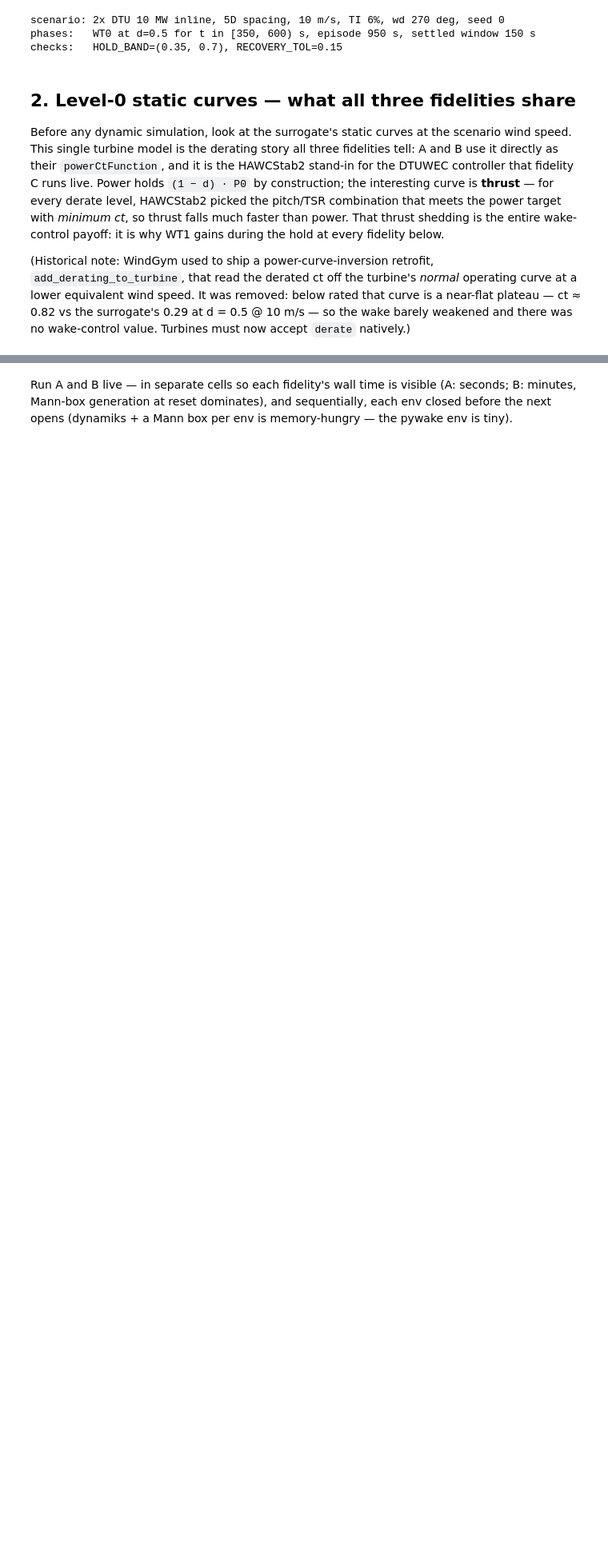
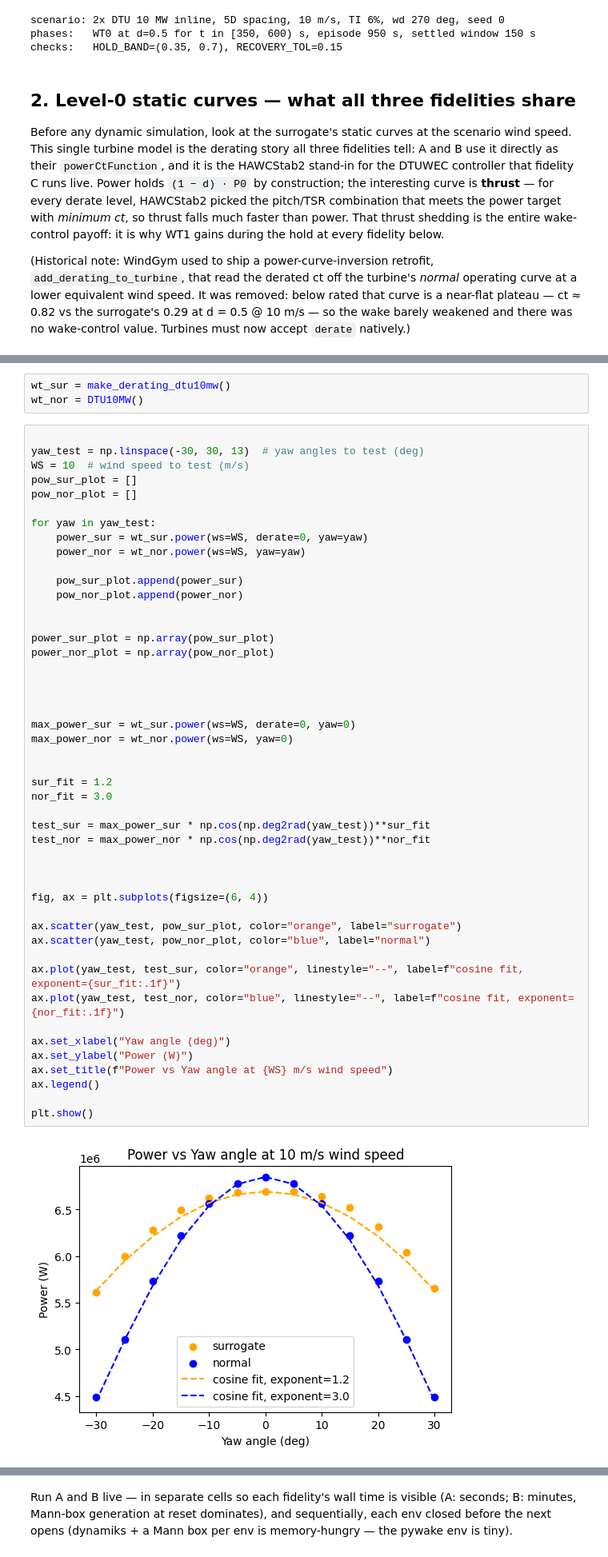
Before and after one commit to DTUWindEnergy/WindGym, a Jupyter notebook: examples/Example 5b Derating fidelity comparison.ipynb, the cells around one changed output, grey strips where cells are left out. Shown at 80% size. Cells and saved outputs as stored; diff of their text form; blank space fills up the shorter version.

Commit message:
add IEA34 yaw surrogate

```diff
--- a/examples/Example 5b Derating fidelity comparison.ipynb
+++ b/examples/Example 5b Derating fidelity comparison.ipynb
@@ -199,3 +199,55 @@ at d=0.5: P/P0 = 0.50, Ct = 0.29 (min-ct re-optimised; the removed normal-curve
+# %%
+wt_sur = make_derating_dtu10mw()
+wt_nor = DTU10MW()
+# %%
+
+yaw_test = np.linspace(-30, 30, 13)  # yaw angles to test (deg)
+WS = 10  # wind speed to test (m/s)
+pow_sur_plot = []
+pow_nor_plot = []
+
+for yaw in yaw_test:
+    power_sur = wt_sur.power(ws=WS, derate=0, yaw=yaw)
+    power_nor = wt_nor.power(ws=WS, yaw=yaw)
+
+    pow_sur_plot.append(power_sur)
+    pow_nor_plot.append(power_nor)
+
+
+power_sur_plot = np.array(pow_sur_plot)
+power_nor_plot = np.array(pow_nor_plot)
+
+
+
+
+max_power_sur = wt_sur.power(ws=WS, derate=0, yaw=0)
+max_power_nor = wt_nor.power(ws=WS, yaw=0)
+
+
+sur_fit = 1.2
+nor_fit = 3.0
+
+test_sur = max_power_sur * np.cos(np.deg2rad(yaw_test))**sur_fit
+test_nor = max_power_nor * np.cos(np.deg2rad(yaw_test))**nor_fit
+
+
+
+fig, ax = plt.subplots(figsize=(6, 4))
+
+ax.scatter(yaw_test, pow_sur_plot, color="orange", label="surrogate")
+ax.scatter(yaw_test, pow_nor_plot, color="blue", label="normal")
+
+ax.plot(yaw_test, test_sur, color="orange", linestyle="--", label=f"cosine fit, exponent={sur_fit:.1f}")
+ax.plot(yaw_test, test_nor, color="blue", linestyle="--", label=f"cosine fit, exponent={nor_fit:.1f}")
+
+ax.set_xlabel("Yaw angle (deg)")
+ax.set_ylabel("Power (W)")
+ax.set_title(f"Power vs Yaw angle at {WS} m/s wind speed")
+ax.legend()
+
+plt.show()
+# %% [output]
+[figure, added]
 # %% [markdown]
 ## 3. Common env factory and driving loop
 
```
Also changed, not shown: parts of 1 cell of this notebook, 5 other files.
